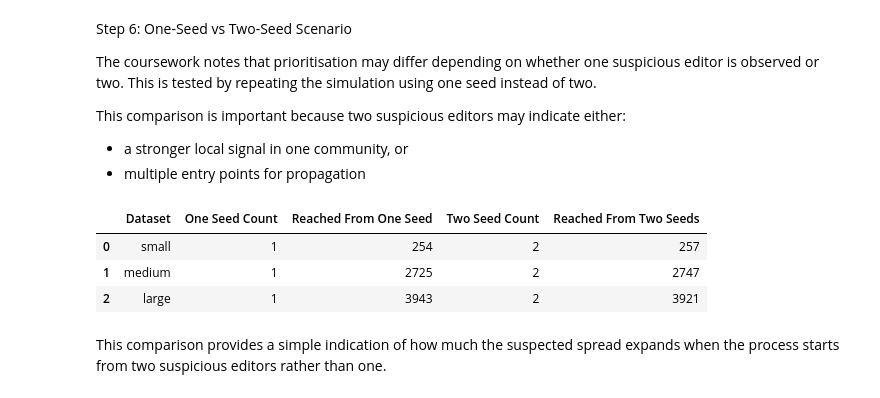
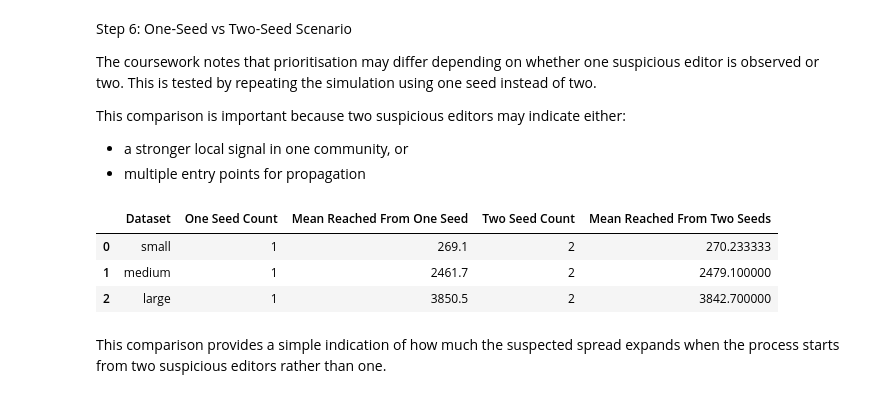
Before and after one commit to GOGO1601/network-data-analysis-cw, a Jupyter notebook: notebooks/taskC.ipynb, the cells around one changed output. Cells and saved outputs as stored; diff of their text form; code cells hidden in the pictures.

Commit message:
Completed Task C: added propagation modelling, non-propagation plausibility, repeated epidemic simulations, and final prioritisation ranking

```diff
--- a/notebooks/taskC.ipynb
+++ b/notebooks/taskC.ipynb
@@ -499,33 +499,48 @@ This comparison is important because two suspicious editors may indicate either:
 - multiple entry points for propagation
 # %%
 one_vs_two_results = []
+
+num_runs_compare = 30
 
 for name, G in graphs.items():
     seeds_two = seed_nodes[name]
     seed_one = [seeds_two[0]]
 
-    infected_one = run_si_simulation(G, seed_one, p_infect=0.2, steps=5, rng_seed=42)
-    infected_two = run_si_simulation(G, seeds_two, p_infect=0.2, steps=5, rng_seed=42)
+    reached_one = []
+    reached_two = []
+
+    for run in range(num_runs_compare):
+        infected_one = run_si_simulation(G, seed_one, p_infect=0.2, steps=5, rng_seed=run)
+        infected_two = run_si_simulation(G, seeds_two, p_infect=0.2, steps=5, rng_seed=run)
+
+        reached_one.append(len(infected_one))
+        reached_two.append(len(infected_two))
 
     one_vs_two_results.append([
         name,
         len(seed_one),
-        len(infected_one),
+        np.mean(reached_one),
         len(seeds_two),
-        len(infected_two)
+        np.mean(reached_two)
     ])
 
 one_vs_two_df = pd.DataFrame(
     one_vs_two_results,
-    columns=["Dataset", "One Seed Count", "Reached From One Seed", "Two Seed Count", "Reached From Two Seeds"]
+    columns=[
+        "Dataset",
+        "One Seed Count",
+        "Mean Reached From One Seed",
+        "Two Seed Count",
+        "Mean Reached From Two Seeds"
+    ]
 )
 
 one_vs_two_df
 # %% [output]
-|  | Dataset | One Seed Count | Reached From One Seed | Two Seed Count | Reached From Two Seeds |
-| 0 | small | 1 | 254 | 2 | 257 |
-| 1 | medium | 1 | 2725 | 2 | 2747 |
-| 2 | large | 1 | 3943 | 2 | 3921 |
+|  | Dataset | One Seed Count | Mean Reached From One Seed | Two Seed Count | Mean Reached From Two Seeds |
+| 0 | small | 1 | 269.1 | 2 | 270.233333 |
+| 1 | medium | 1 | 2461.7 | 2 | 2479.100000 |
+| 2 | large | 1 | 3850.5 | 2 | 3842.700000 |
 # %% [markdown]
 This comparison provides a simple indication of how much the suspected spread expands when the process starts from two suspicious editors rather than one.
 # %% [markdown]
```
Also changed, not shown: parts of 1 cell of this notebook.
